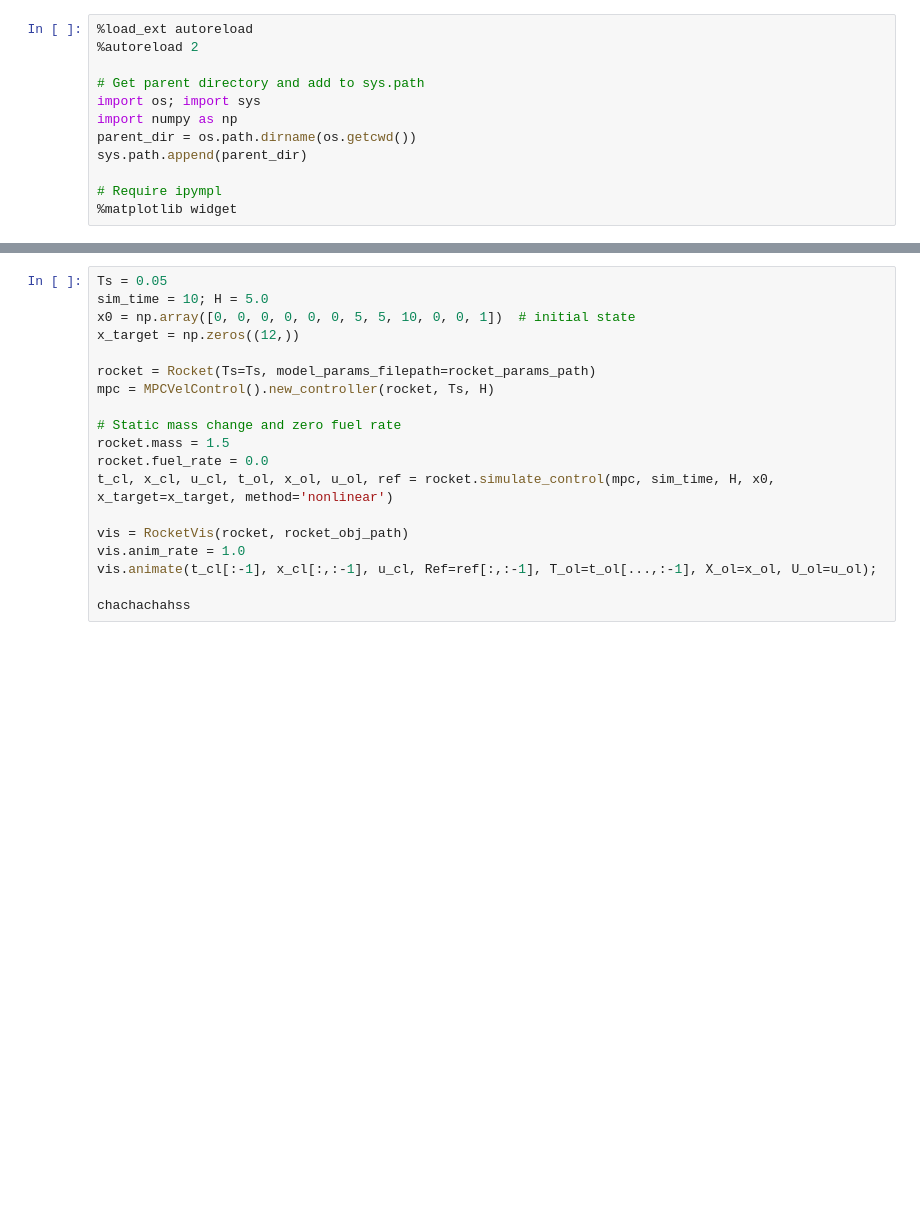
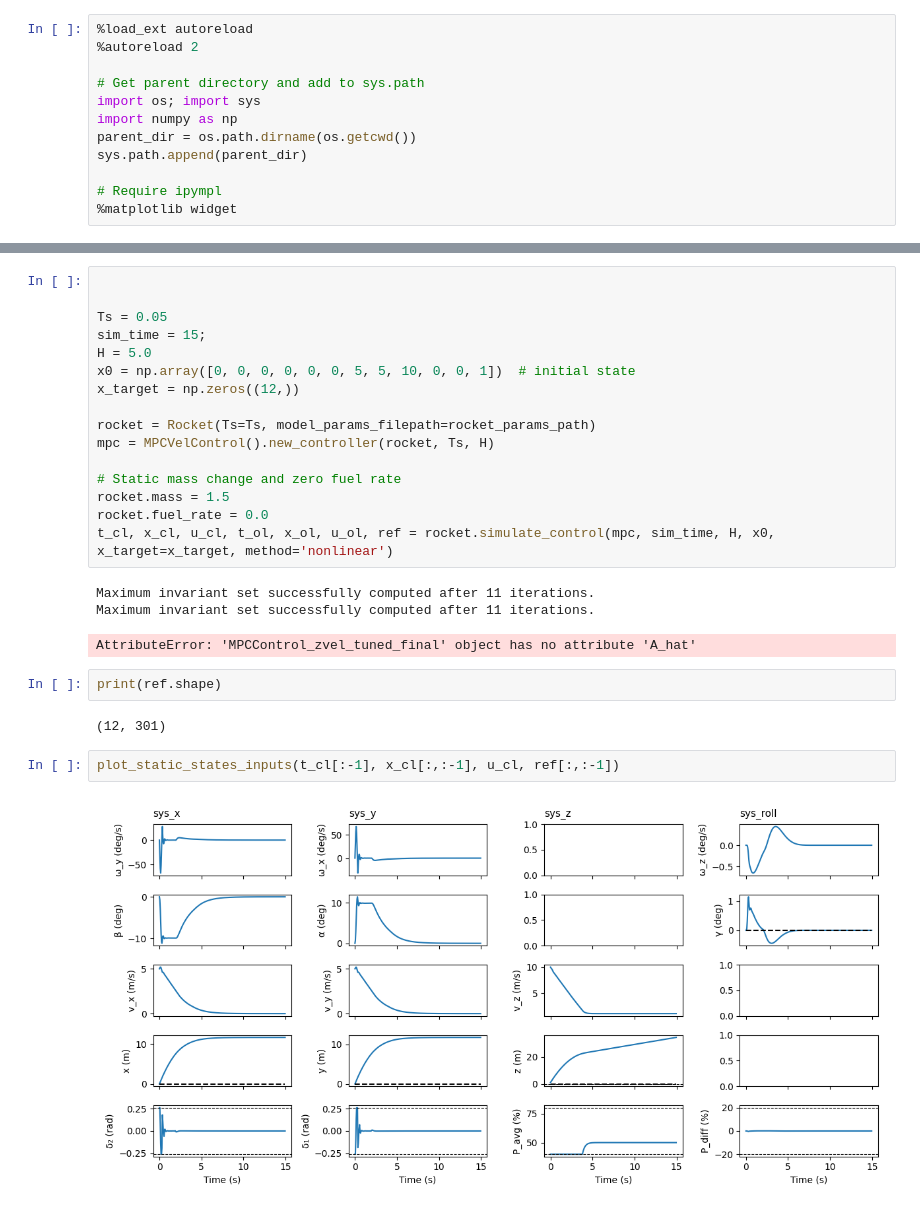
Before and after one commit to VincentEllenrieder/MPC-project-groupBS, a Jupyter notebook: project/Deliverable_5_1/Deliverable_5_1.ipynb, the cells around one changed output, grey strips where cells are left out. Drawn from its saved outputs; the diff is of its cells as text; blank space fills up the shorter version.

```diff
--- a/project/Deliverable_5_1/Deliverable_5_1.ipynb
+++ b/project/Deliverable_5_1/Deliverable_5_1.ipynb
@@ -23,6 +152,9 @@ rocket_params_path = os.path.join(parent_dir, "rocket.yaml")
 # %%
+
+
 Ts = 0.05
-sim_time = 10; H = 5.0
+sim_time = 15;
+H = 5.0
 x0 = np.array([0, 0, 0, 0, 0, 0, 5, 5, 10, 0, 0, 1])  # initial state
 x_target = np.zeros((12,))
 
@@ -33,9 +165,15 @@ mpc = MPCVelControl().new_controller(rocket, Ts, H)
 rocket.mass = 1.5
 rocket.fuel_rate = 0.0
 t_cl, x_cl, u_cl, t_ol, x_ol, u_ol, ref = rocket.simulate_control(mpc, sim_time, H, x0, x_target=x_target, method='nonlinear')
-
-vis = RocketVis(rocket, rocket_obj_path)
-vis.anim_rate = 1.0
-vis.animate(t_cl[:-1], x_cl[:,:-1], u_cl, Ref=ref[:,:-1], T_ol=t_ol[...,:-1], X_ol=x_ol, U_ol=u_ol);
-
-chachachahss
+# %% [output]
+Maximum invariant set successfully computed after 11 iterations.
+Maximum invariant set successfully computed after 11 iterations.
+AttributeError: 'MPCControl_zvel_tuned_final' object has no attribute 'A_hat'
+# %%
+print(ref.shape)
+# %% [output]
+(12, 301)
+# %%
+plot_static_states_inputs(t_cl[:-1], x_cl[:,:-1], u_cl, ref[:,:-1])
+# %% [output]
+[figure, added]
```
Also changed, not shown: parts of 10 cells of this notebook, 7 other files.
